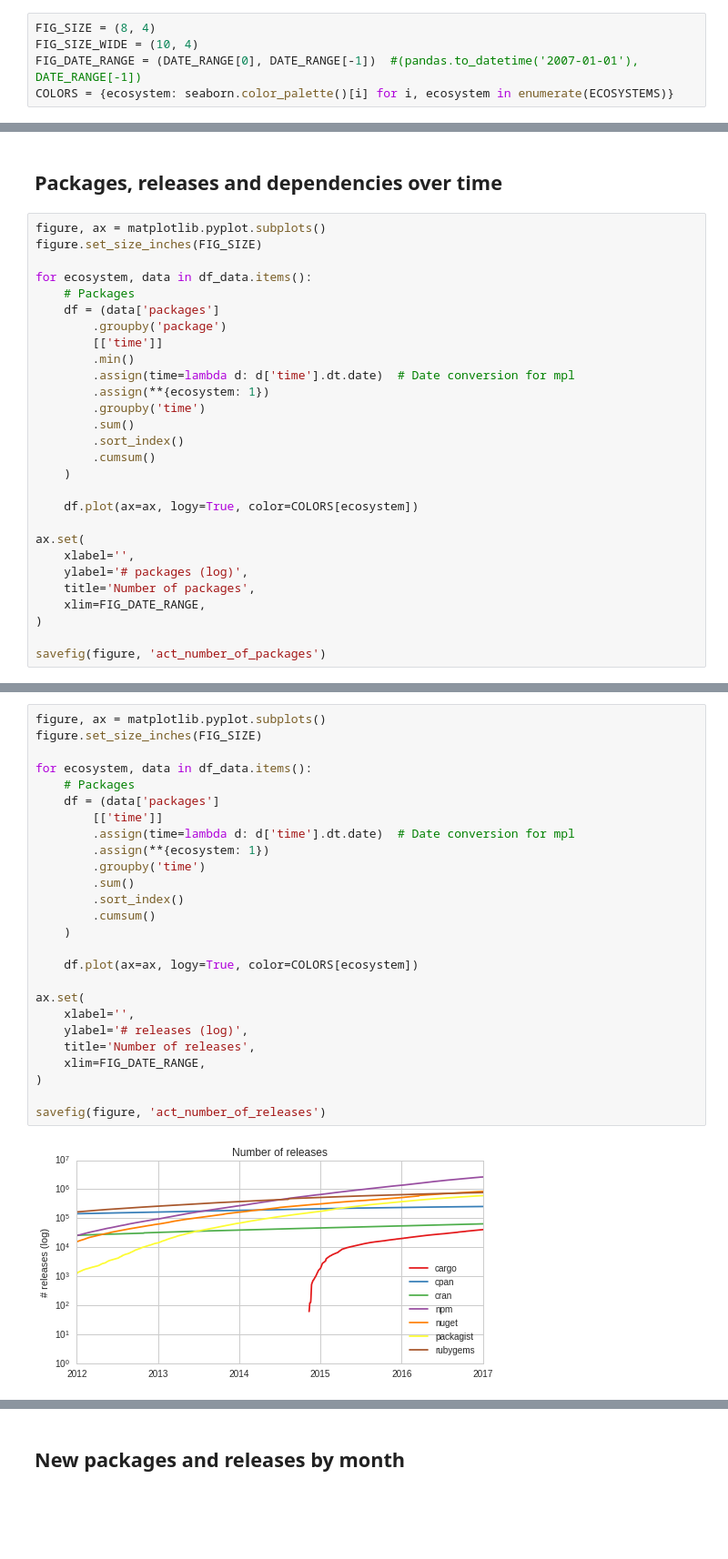
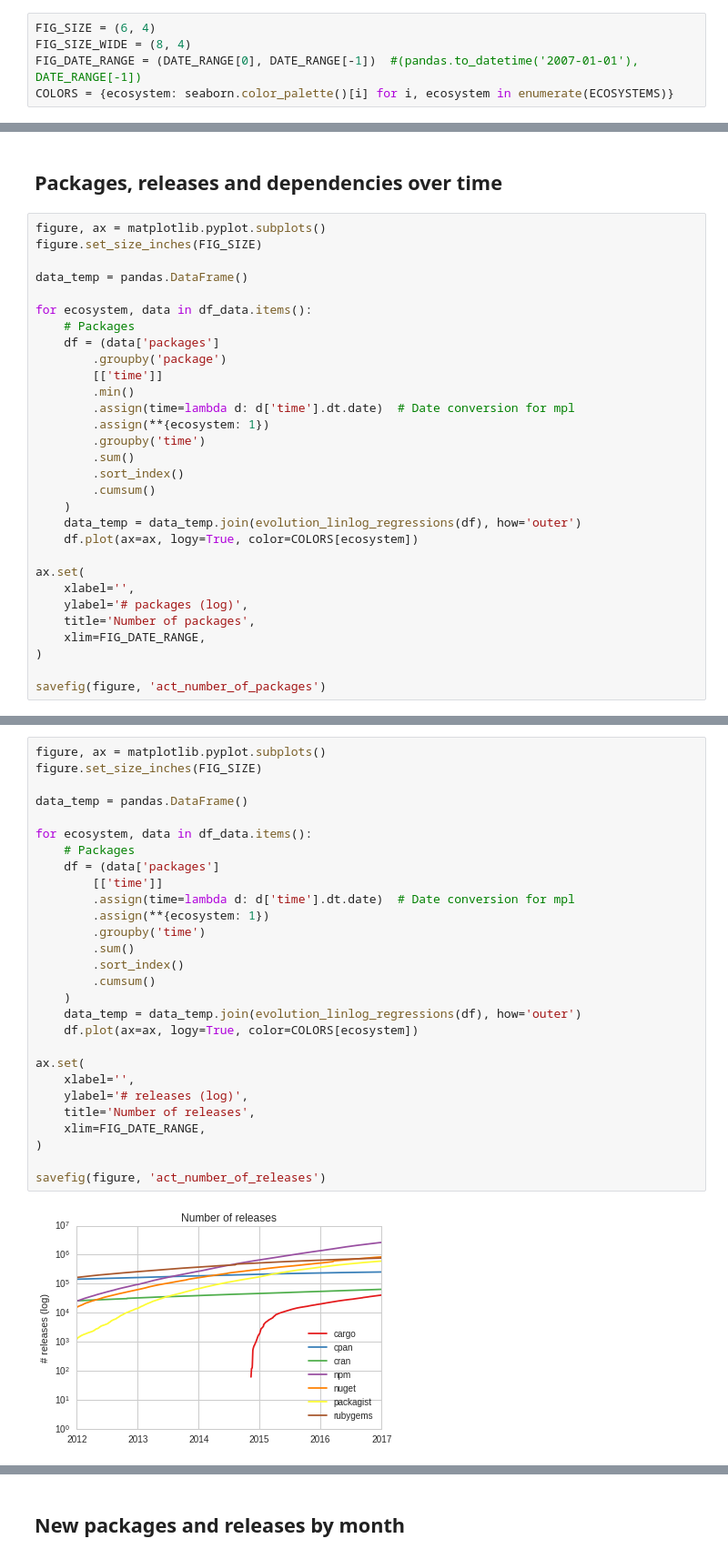
Before and after one commit to AlexandreDecan/ecos-emse, a Jupyter notebook: notebooks/Ecosystem activity.ipynb, the cells around one changed output, grey strips where cells are left out. Shown at 91% size. Cells and saved outputs as stored; diff of their text form; blank space fills up the shorter version.

```diff
--- a/notebooks/Ecosystem activity.ipynb
+++ b/notebooks/Ecosystem activity.ipynb
@@ -18,8 +18,8 @@ matplotlib.rcParams['pdf.fonttype'] = matplotlib.rcParams['ps.fonttype'] = 42
 seaborn.set_palette('Set1', n_colors=len(ECOSYSTEMS))
 seaborn.set_style('whitegrid')
 # %%
-FIG_SIZE = (8, 4)
-FIG_SIZE_WIDE = (10, 4)
+FIG_SIZE = (6, 4)
+FIG_SIZE_WIDE = (8, 4)
 FIG_DATE_RANGE = (DATE_RANGE[0], DATE_RANGE[-1])  #(pandas.to_datetime('2007-01-01'), DATE_RANGE[-1])
 COLORS = {ecosystem: seaborn.color_palette()[i] for i, ecosystem in enumerate(ECOSYSTEMS)}
 # %%
@@ -75,6 +75,8 @@ dtype: float64
 # %%
 figure, ax = matplotlib.pyplot.subplots()
 figure.set_size_inches(FIG_SIZE)
+
+data_temp = pandas.DataFrame()
 
 for ecosystem, data in df_data.items():
     # Packages
@@ -89,7 +91,7 @@ for ecosystem, data in df_data.items():
         .sort_index()
         .cumsum()
     )
-
+    data_temp = data_temp.join(evolution_linlog_regressions(df), how='outer')
     df.plot(ax=ax, logy=True, color=COLORS[ecosystem])
 
 ax.set(
@@ -105,28 +115,30 @@ savefig(figure, 'act_number_of_packages')
 # %%
 figure, ax = matplotlib.pyplot.subplots()
 figure.set_size_inches(FIG_SIZE)
+
+data_temp = pandas.DataFrame()
 
 for ecosystem, data in df_data.items():
     # Packages
     df = (data['packages']
         [['time']]
         .assign(time=lambda d: d['time'].dt.date)  # Date conversion for mpl
         .assign(**{ecosystem: 1})
         .groupby('time')
         .sum()
         .sort_index()
         .cumsum()
     )
-
+    data_temp = data_temp.join(evolution_linlog_regressions(df), how='outer')
     df.plot(ax=ax, logy=True, color=COLORS[ecosystem])
 
 ax.set(
     xlabel='',
     ylabel='# releases (log)',
     title='Number of releases',
     xlim=FIG_DATE_RANGE,
 )
 
 savefig(figure, 'act_number_of_releases')
 # %% [output]
-[figure, old version]
+[figure, new version]
```
Also changed, not shown: parts of 5 cells of this notebook, 1 other file.
